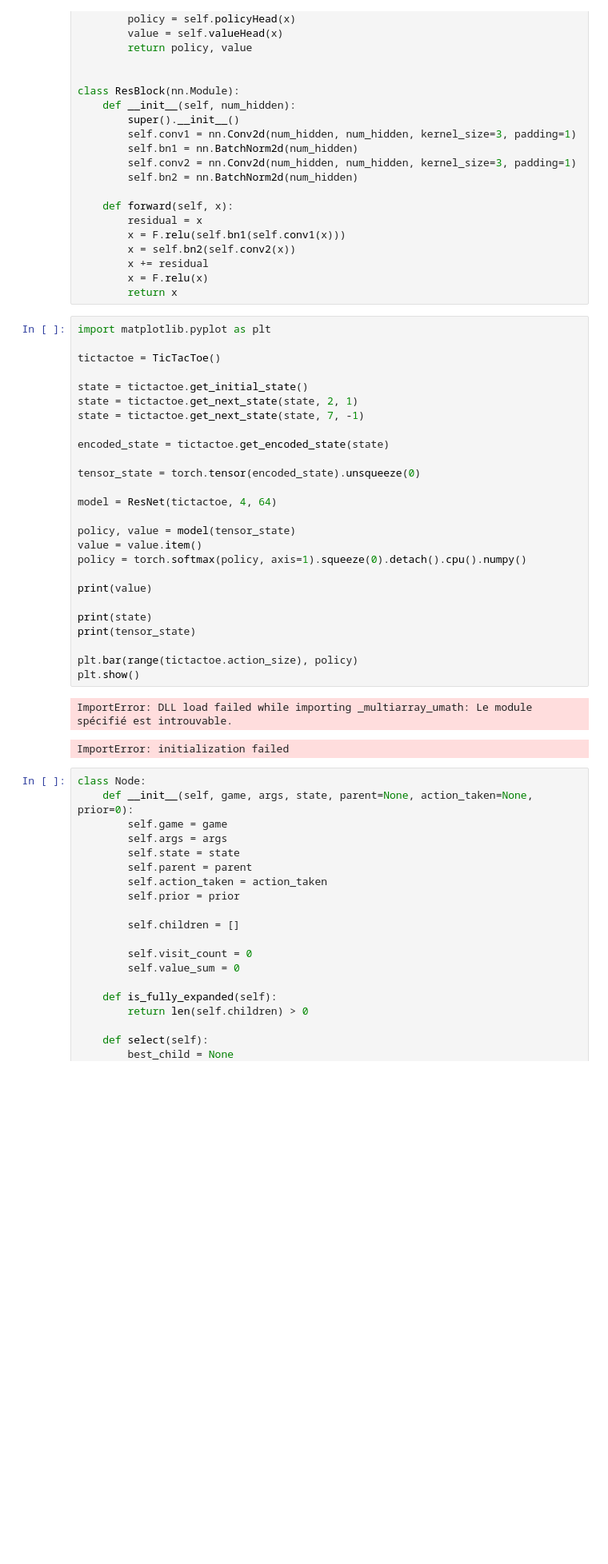
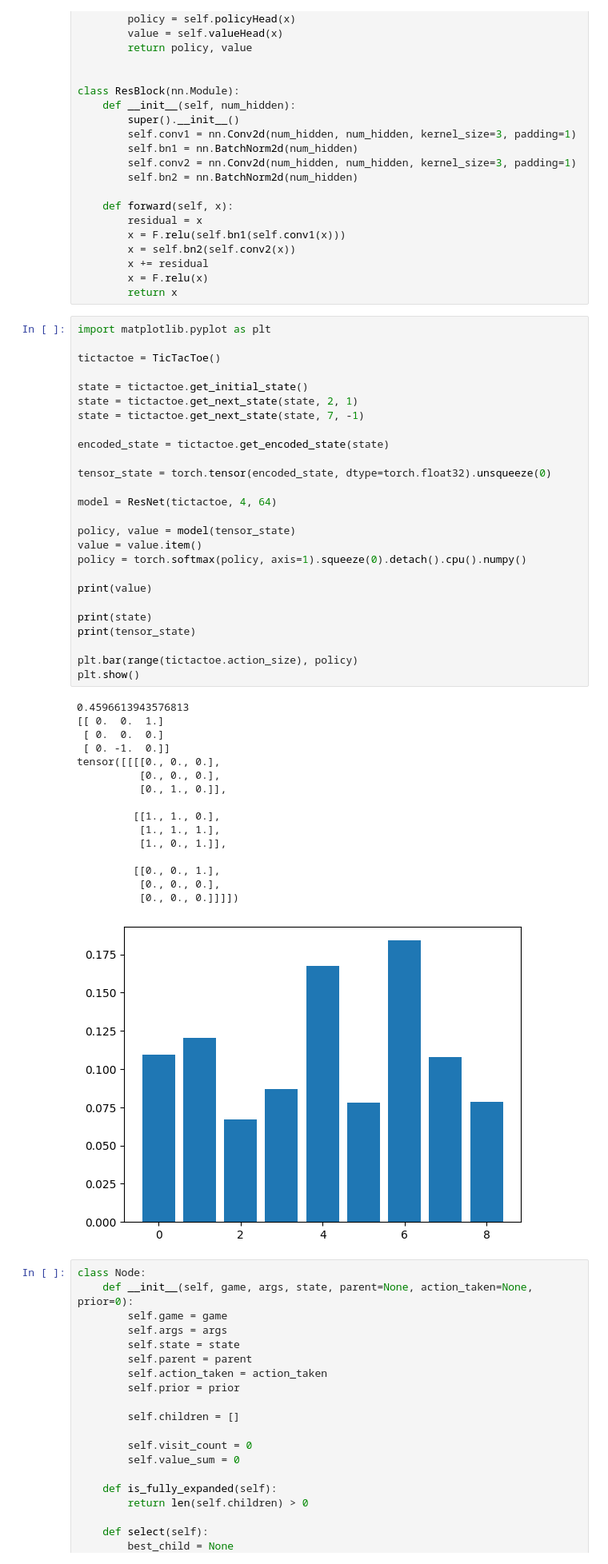
Before and after one commit to Arghz-dotcom/Ai, a Jupyter notebook: AlphaZero/5.AlphaSelfPlay.ipynb, the cells around one changed output. Shown at 80% size. Saved outputs shown, nothing was run; the diff lists cells and outputs as text; blank space fills up the shorter version.

```diff
--- a/AlphaZero/5.AlphaSelfPlay.ipynb
+++ b/AlphaZero/5.AlphaSelfPlay.ipynb
@@ -156,32 +175,46 @@ class ResBlock(nn.Module):
 # %%
 import matplotlib.pyplot as plt
 
 tictactoe = TicTacToe()
 
 state = tictactoe.get_initial_state()
 state = tictactoe.get_next_state(state, 2, 1)
 state = tictactoe.get_next_state(state, 7, -1)
 
 encoded_state = tictactoe.get_encoded_state(state)
 
-tensor_state = torch.tensor(encoded_state).unsqueeze(0)
+tensor_state = torch.tensor(encoded_state, dtype=torch.float32).unsqueeze(0)
 
 model = ResNet(tictactoe, 4, 64)
 
 policy, value = model(tensor_state)
 value = value.item()
 policy = torch.softmax(policy, axis=1).squeeze(0).detach().cpu().numpy()
 
 print(value)
 
 print(state)
 print(tensor_state)
 
 plt.bar(range(tictactoe.action_size), policy)
 plt.show()
 # %% [output]
-ImportError: DLL load failed while importing _multiarray_umath: Le module spécifié est introuvable.
+0.4596613943576813
+[[ 0.  0.  1.]
+ [ 0.  0.  0.]
+ [ 0. -1.  0.]]
+tensor([[[[0., 0., 0.],
+          [0., 0., 0.],
+          [0., 1., 0.]],
+
+         [[1., 1., 0.],
+          [1., 1., 1.],
+          [1., 0., 1.]],
+
+         [[0., 0., 1.],
+          [0., 0., 0.],
+          [0., 0., 0.]]]])
-ImportError: initialization failed
+[figure, added]
 # %%
 class Node:
     def __init__(self, game, args, state, parent=None, action_taken=None, prior=0):
```
Also changed, not shown: parts of 3 cells of this notebook, 2 other files.
